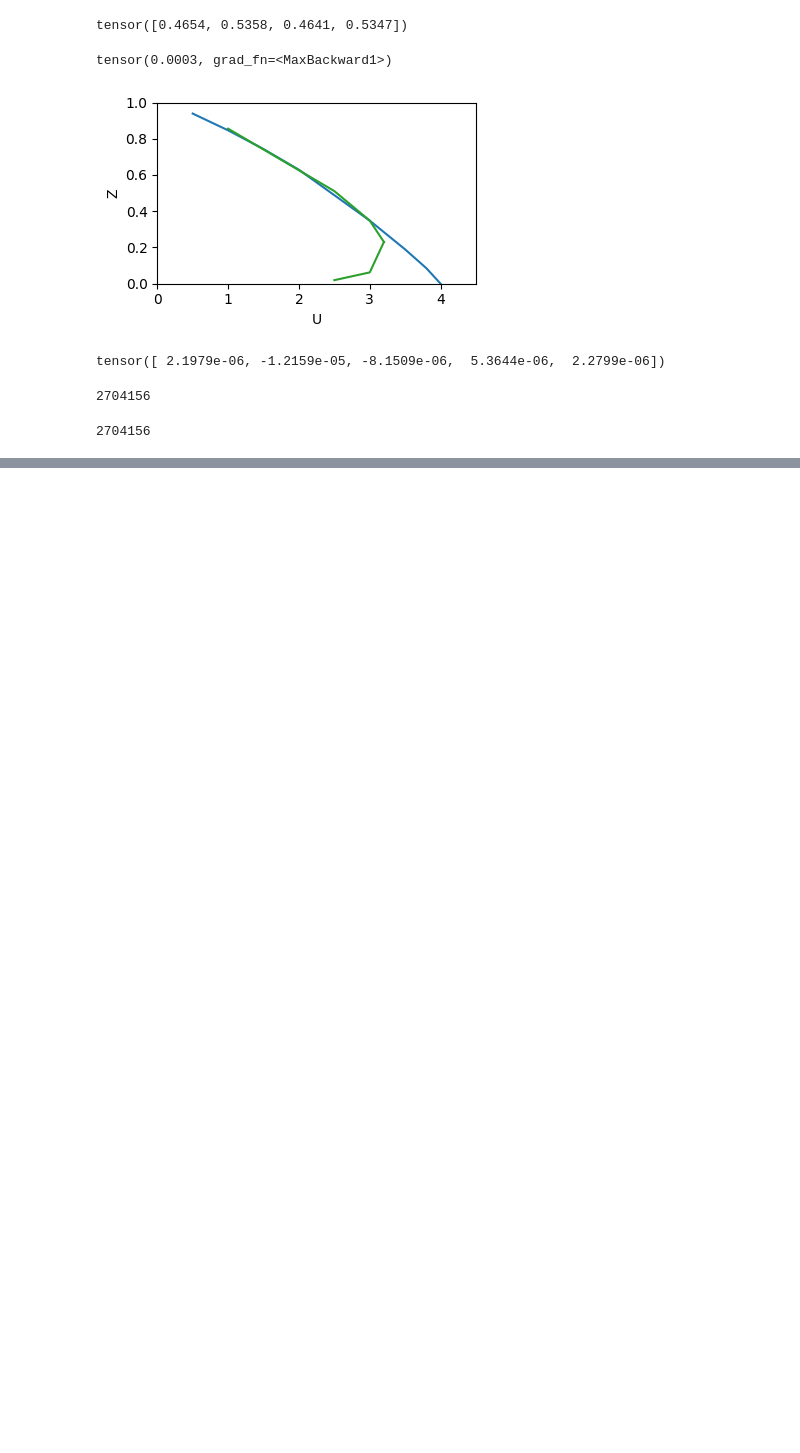
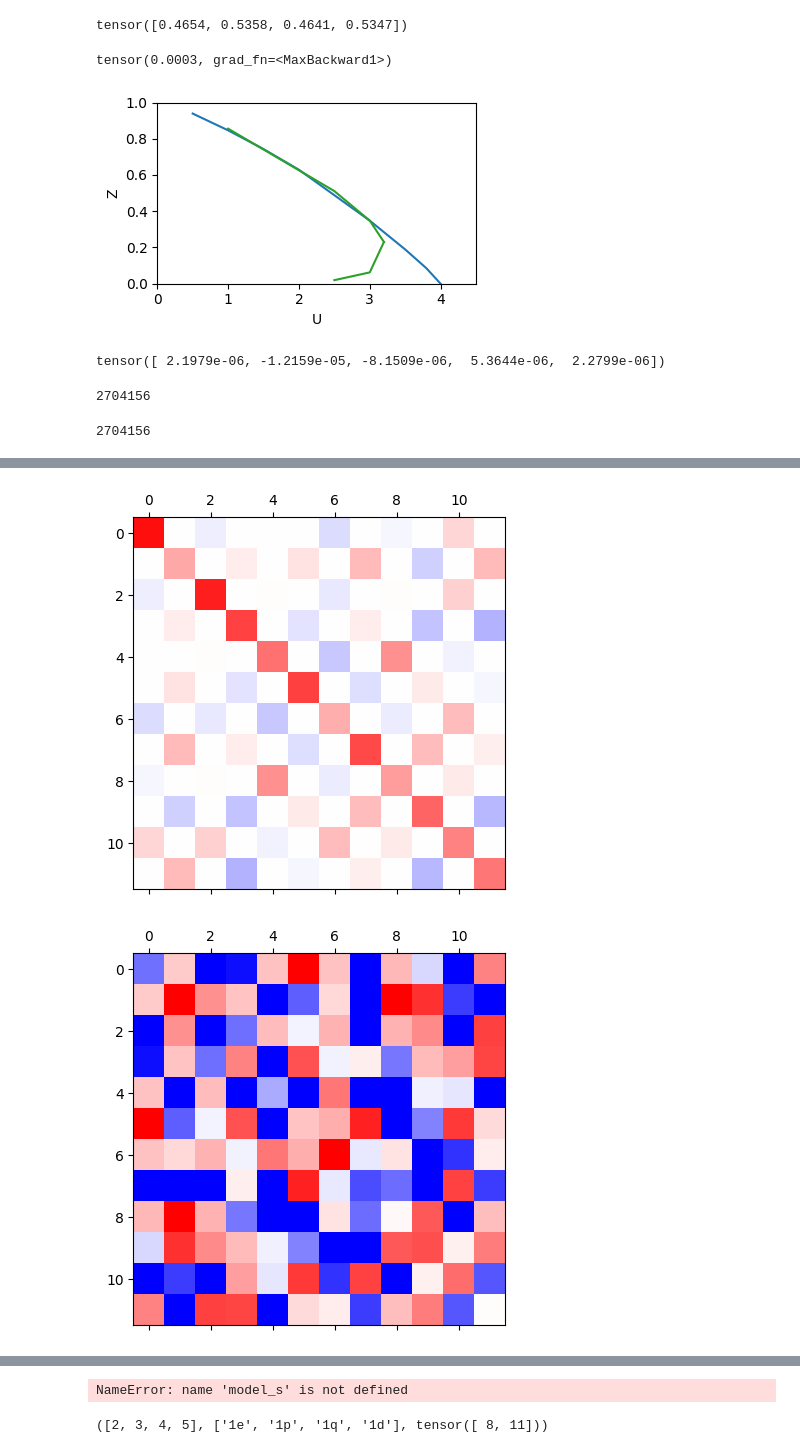
Before and after one commit to floatingCatty/Hubbard, a Jupyter notebook: debug.ipynb, the cells around one changed output, grey strips where cells are left out. Saved outputs shown, nothing was run; the diff lists cells and outputs as text; code cells hidden in the pictures; blank space fills up the shorter version.

```diff
--- a/debug.ipynb
+++ b/debug.ipynb
@@ -271,0 +293,8 @@ generate_product_basis_indices(3,9,12).__len__()
+# %%
+sorb = gGASingleOrb(
+    norb=2,
+    naux=3,
+    Hint_params={"U": 2.0, "Up": 2.0, "J": 0.5, "Jp": 0.5, "t": torch.eye(4)},
+    device="cpu"
+)
+R, RDM = sorb.solve_Hemb("ED")
@@ -271,0 +321,14 @@ generate_product_basis_indices(3,9,12).__len__()
+# %%
+import matplotlib.pyplot as plt
+
+plt.matshow(RDM, cmap="bwr", vmin=-1, vmax=1)
+plt.show()
+
+plt.matshow(sorb.LAM_C, cmap="bwr", vmin=-1, vmax=1)
+plt.show()
+
+plt.matshow(R, cmap="bwr", vmin=-1, vmax=1)
+plt.show()
+# %% [output]
+[figure, added]
+[figure, added]
@@ -271,0 +336,4 @@ generate_product_basis_indices(3,9,12).__len__()
+# %%
+model_s.get_quspin_op(2, [(1,1)]).expt_value(np.random.randn(4))
+# %% [output]
+NameError: name 'model_s' is not defined
@@ -271,0 +344,4 @@ generate_product_basis_indices(3,9,12).__len__()
+# %%
+idp.flistnorbs, idp.full_basis, idp.atom_norb
+# %% [output]
+([2, 3, 4, 5], ['1e', '1p', '1q', '1d'], tensor([ 8, 11]))
```
Also changed, not shown: parts of 6 cells of this notebook, 15 other files.
